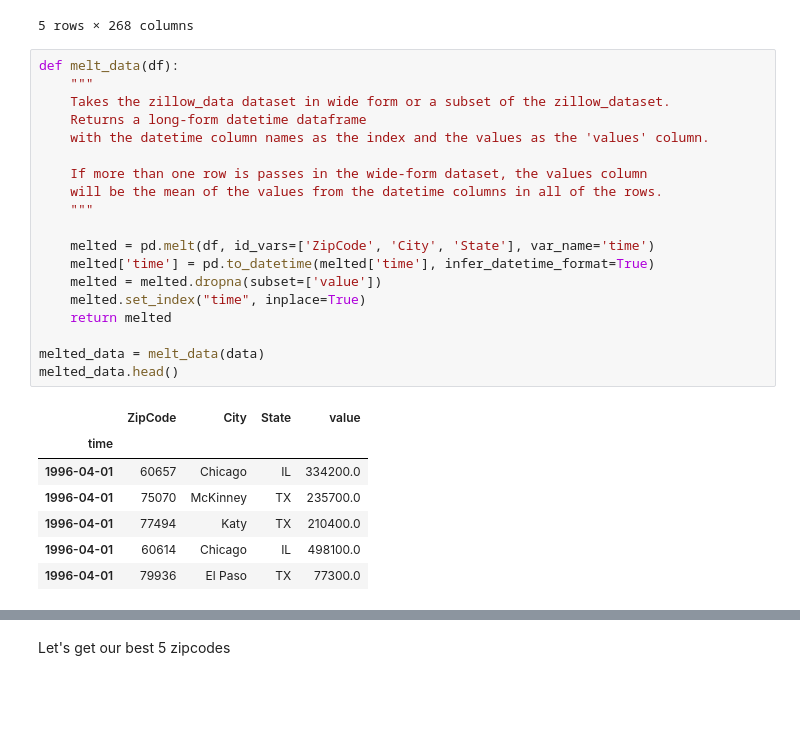
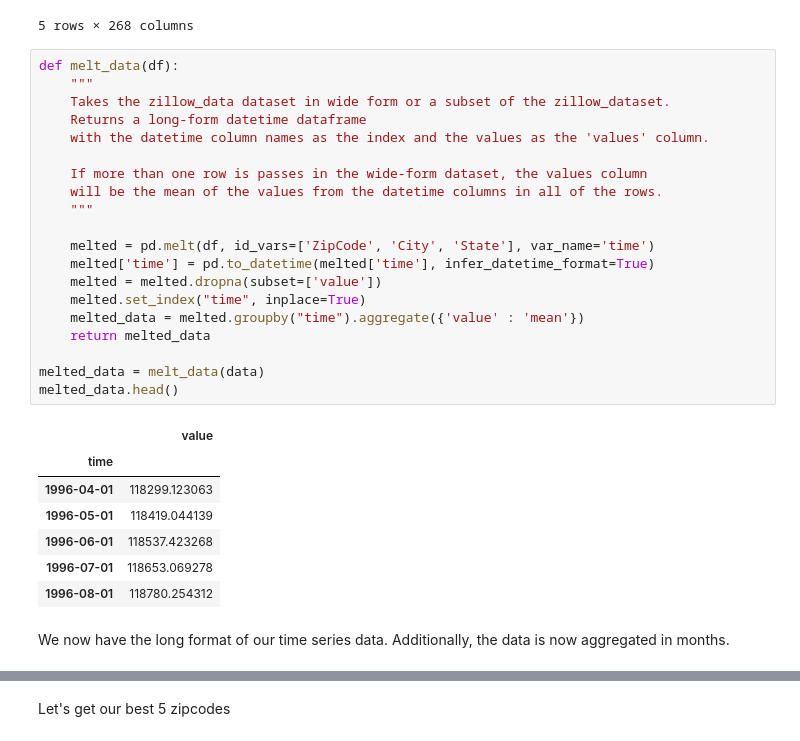
Before and after one commit to esipil/Zillow-House-Data-Time-Series-Modeling, a Jupyter notebook: index2.ipynb, the cells around one changed output, grey strips where cells are left out. Drawn from its saved outputs; the diff is of its cells as text; blank space fills up the shorter version.

```diff
--- a/index2.ipynb
+++ b/index2.ipynb
@@ -212,27 +216,30 @@ data.head()
 # %%
 def melt_data(df):
     """
     Takes the zillow_data dataset in wide form or a subset of the zillow_dataset.
     Returns a long-form datetime dataframe
     with the datetime column names as the index and the values as the 'values' column.
 
     If more than one row is passes in the wide-form dataset, the values column
     will be the mean of the values from the datetime columns in all of the rows.
     """
 
     melted = pd.melt(df, id_vars=['ZipCode', 'City', 'State'], var_name='time')
     melted['time'] = pd.to_datetime(melted['time'], infer_datetime_format=True)
     melted = melted.dropna(subset=['value'])
     melted.set_index("time", inplace=True)
-    return melted
+    melted_data = melted.groupby("time").aggregate({'value' : 'mean'})
+    return melted_data
 
 melted_data = melt_data(data)
 melted_data.head()
 # %% [output]
-|  | ZipCode | City | State | value |
-| time |  |  |  |  |
-| 1996-04-01 | 60657 | Chicago | IL | 334200.0 |
-| 1996-04-01 | 75070 | McKinney | TX | 235700.0 |
-| 1996-04-01 | 77494 | Katy | TX | 210400.0 |
-| 1996-04-01 | 60614 | Chicago | IL | 498100.0 |
-| 1996-04-01 | 79936 | El Paso | TX | 77300.0 |
+|  | value |
+| time |  |
+| 1996-04-01 | 118299.123063 |
+| 1996-05-01 | 118419.044139 |
+| 1996-06-01 | 118537.423268 |
+| 1996-07-01 | 118653.069278 |
+| 1996-08-01 | 118780.254312 |
+# %% [markdown]
+We now have the long format of our time series data. Additionally, the data is now aggregated in months.
```
Also changed, not shown: parts of 67 cells of this notebook, 1 other file.
